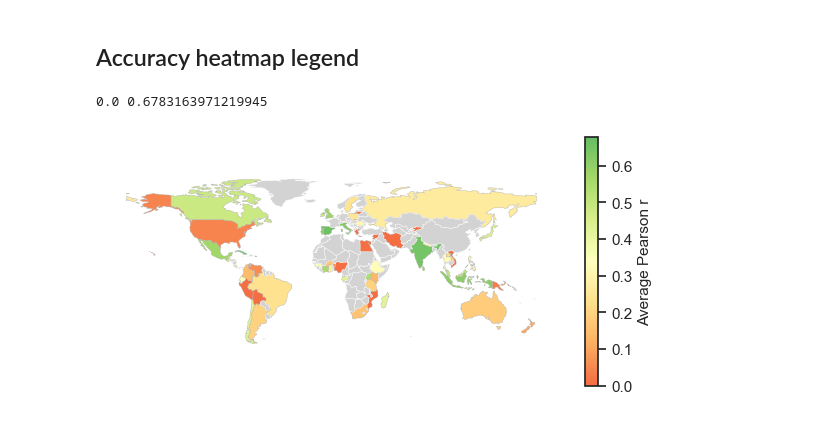
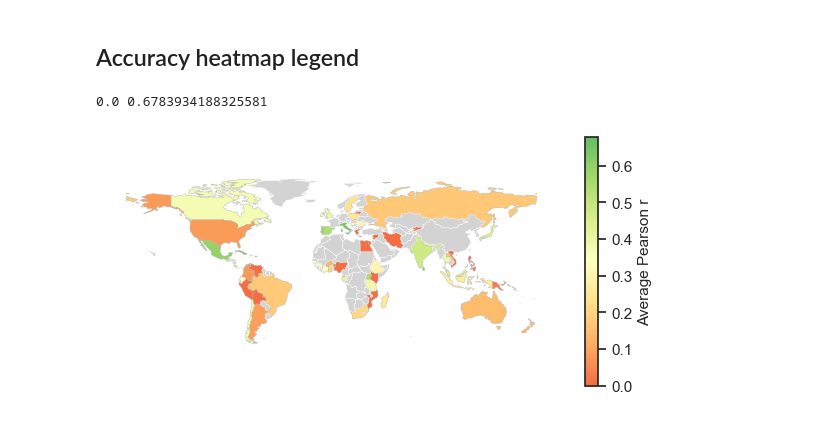
Before and after one commit to j-nystrom/biodiversity-impacts, a Jupyter notebook: notebooks/1_manuscript_main.ipynb, the cells around one changed output. Saved outputs shown, nothing was run; the diff lists cells and outputs as text; code cells hidden in the pictures.

```diff
--- a/notebooks/1_manuscript_main.ipynb
+++ b/notebooks/1_manuscript_main.ipynb
@@ -467,9 +469,6 @@ def read_site_info_parquet(
     site_info_file = Path(base_path) / run_folder / site_info_filename
     df_site_info = pl.read_parquet(site_info_file)
 
-    # TEMP until we have outputs from the new runs with fixed source code
-    df_site_info = df_site_info.unique(subset=["SSBS"], keep="first")
-
     return df_site_info
 # %%
 def estimate_delta_predictions(
@@ -2608,8 +2614,6 @@ def add_iso_codes(
     """
     Add Natural Earth `iso_a3` and `country_std` codes to a DataFrame with
     model output data.
-
-    Policy:
     - Use Natural Earth country definitions for mapping
     - Harmonize common country-name mismatches
     - Explicitly patch known Natural Earth ISO gaps (-99 or null)
@@ -2777,3 +2772,25 @@ vals = pl.concat(
+# %%
+# Get the best and worst accuracies across alpha and beta for consistent plots
+vals = pl.concat(
+    [
+        bhm_alpha_country_acc_std_cv["Average_r"],
+        bhm_beta_country_acc_std_cv["Average_r"],
+    ],
+    how="vertical",
+).to_numpy()
+
+# Color map settings
+vals = vals[~np.isnan(vals)]
+lower_q = 5
+upper_q = 95
+
+vmin = float(np.percentile(vals, lower_q))
+vmax = float(np.percentile(vals, upper_q))
+
+base_cmap = plt.cm.RdYlGn
+cmap = LinearSegmentedColormap.from_list(
+    "RdYlGn_soft", base_cmap(np.linspace(0.20, 0.80, 256))
+)
 # %% [markdown]
 ## Plot data as global heatmaps
 # %%
@@ -2861,20 +2878,6 @@ def plot_world_heatmap(
     return fig
 # %% [markdown]
 ## Fig 6a) BHM alpha model accuracy, standard CV
-# %%
-# Color map settings
-vals = vals[~np.isnan(vals)]
-lower_q = 5
-upper_q = 95
-
-vmin_c = float(np.percentile(vals, lower_q))
-vmax_c = float(np.percentile(vals, upper_q))
-vmin, vmax = vmin_c, vmax_c
-
-base_cmap = plt.cm.RdYlGn
-cmap = LinearSegmentedColormap.from_list(
-    "RdYlGn_soft", base_cmap(np.linspace(0.20, 0.80, 256))
-)
 # %%
 bhm_alpha_country_acc_std_cv.filter(
     (pl.col("Nb_of_sites") >= 25) & (pl.col("Nb_of_studies") >= 2)
@@ -2930,28 +2933,27 @@ fig.savefig(
 ## Accuracy heatmap legend
 # %%
 bhm_beta_country_acc_std_cv.filter(
-    (pl.col("Nb_of_sites") >= 50) & (pl.col("Nb_of_studies") >= 3)
+    (pl.col("Nb_of_sites") >= 25) & (pl.col("Nb_of_studies") >= 2)
 )
-
 print(vmin, vmax)
 
 # Plot the expected accuracy per country
 fig = plot_world_heatmap(
     bhm_beta_country_acc_std_cv,
     value_col="Average_r",
     min_max=(vmin, vmax),
     figsize=(6, 4.5),
     cmap=cmap,
     show_legend=True,
     legend_label="Average Pearson r",
     legend_decimals=True,
 )
 fig.savefig(
     "../../documents/plots/world_heatmap_bhm_legend.svg",
     format="svg",
     transparent=True,
     bbox_inches="tight",
 )
 # %% [output]
-0.0 0.6783163971219945
+0.0 0.6783934188325581
-[figure, old version]
+[figure, new version]
```
Also changed, not shown: parts of 16 cells of this notebook, 3 other files.
